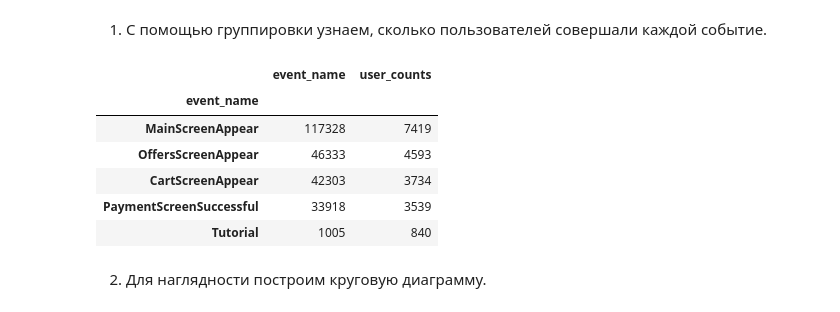
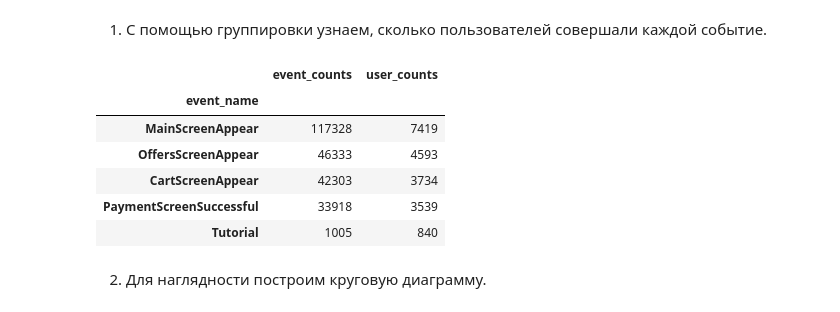
Before and after one commit to hEadman137/data_analysis_projects, a Jupyter notebook: yandex_practicum_projects/A_a_b_test_online_store(19_08_23).ipynb, the cells around one changed output. Drawn from its saved outputs; the diff is of its cells as text; code cells hidden in the pictures.

Commit message:
The funnel of events has been completed

```diff
--- a/yandex_practicum_projects/A_a_b_test_online_store(19_08_23).ipynb
+++ b/yandex_practicum_projects/A_a_b_test_online_store(19_08_23).ipynb
@@ -370,11 +370,11 @@ plt.show();
 1. С помощью группировки узнаем, сколько пользователей совершали каждой событие.
 # %%
 event_counts_user = data.groupby('event_name').agg({'event_name':'count', 'device_id_hash':'nunique'})
-event_counts_user = event_counts_user.rename(columns={'device_id_hash':'user_counts'})
+event_counts_user = event_counts_user.rename(columns={'device_id_hash':'user_counts', 'event_name':'event_counts'})
 event_counts_user = event_counts_user.sort_values(by='user_counts', ascending=False)
 event_counts_user
 # %% [output]
-|  | event_name | user_counts |
+|  | event_counts | user_counts |
 | event_name |  |  |
 | MainScreenAppear | 117328 | 7419 |
 | OffersScreenAppear | 46333 | 4593 |
```
Also changed, not shown: parts of 10 cells of this notebook, 1 other file.
